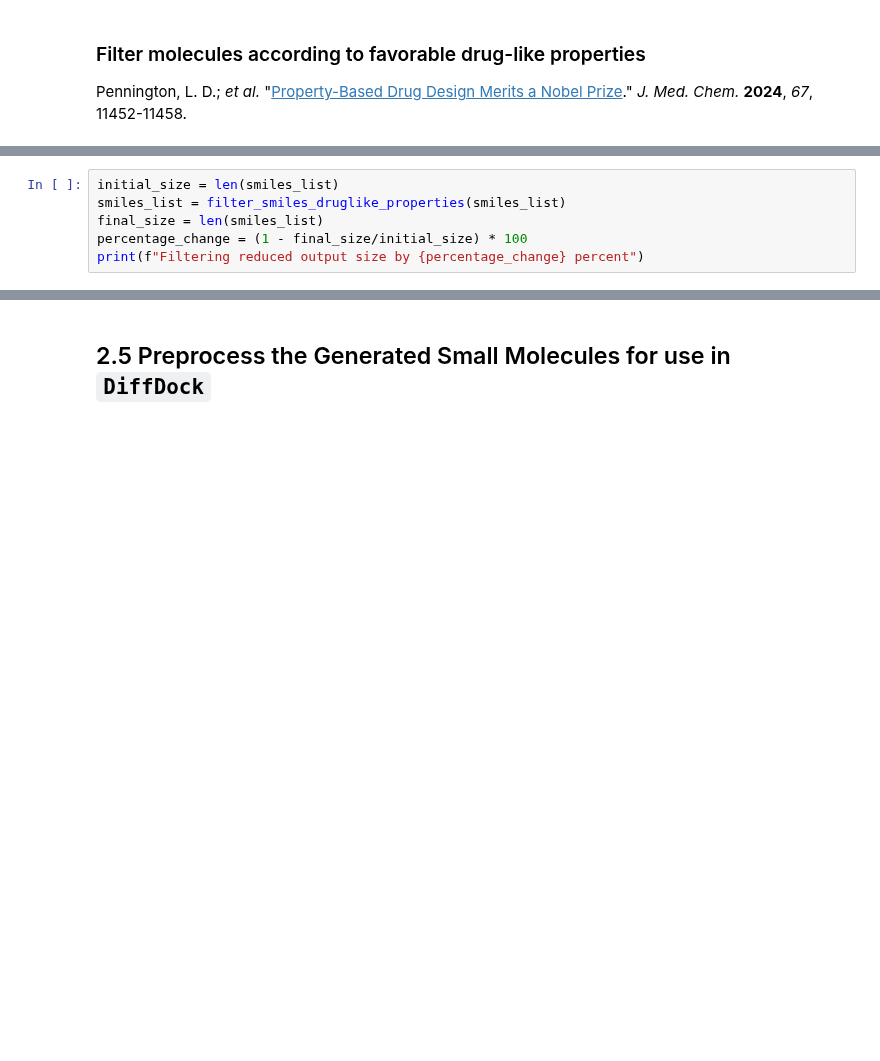
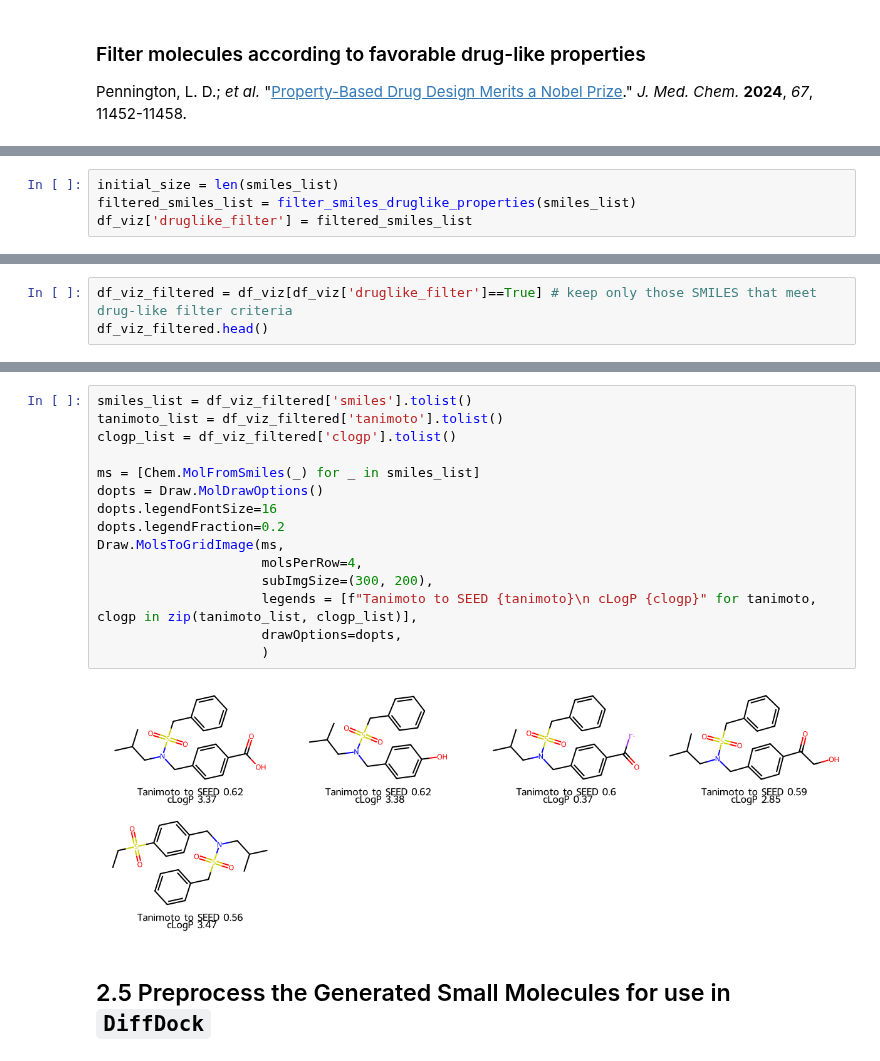
Before and after one commit to bf-nv/bionemo_tutorials, a Jupyter notebook: Step_2_GenMol_Controlled_SM_Generation_4WQP.ipynb, the cells around one changed output, grey strips where cells are left out. Saved outputs shown, nothing was run; the diff lists cells and outputs as text; blank space fills up the shorter version.

```diff
--- a/Step_2_GenMol_Controlled_SM_Generation_4WQP.ipynb
+++ b/Step_2_GenMol_Controlled_SM_Generation_4WQP.ipynb
@@ -340,6 +343,4 @@ def filter_smiles_druglike_properties(smiles_list):
 # %%
 initial_size = len(smiles_list)
-smiles_list = filter_smiles_druglike_properties(smiles_list)
-final_size = len(smiles_list)
-percentage_change = (1 - final_size/initial_size) * 100
-print(f"Filtering reduced output size by {percentage_change} percent")
+filtered_smiles_list = filter_smiles_druglike_properties(smiles_list)
+df_viz['druglike_filter'] = filtered_smiles_list
@@ -347,0 +347,3 @@ Filtering reduced output size by 0.75 percent
+# %%
+df_viz_filtered = df_viz[df_viz['druglike_filter']==True] # keep only those SMILES that meet drug-like filter criteria
+df_viz_filtered.head()
@@ -348,3 +357,20 @@ Filtering reduced output size by 0.75 percent
+# %%
+smiles_list = df_viz_filtered['smiles'].tolist()
+tanimoto_list = df_viz_filtered['tanimoto'].tolist()
+clogp_list = df_viz_filtered['clogp'].tolist()
+
+ms = [Chem.MolFromSmiles(_) for _ in smiles_list]
+dopts = Draw.MolDrawOptions()
+dopts.legendFontSize=16
+dopts.legendFraction=0.2
+Draw.MolsToGridImage(ms,
+                     molsPerRow=4,
+                     subImgSize=(300, 200),
+                     legends = [f"Tanimoto to SEED {tanimoto}\n cLogP {clogp}" for tanimoto, clogp in zip(tanimoto_list, clogp_list)],
+                     drawOptions=dopts,
+                     )
+# %% [output]
+[figure, added]
 # %% [markdown]
 ## 2.5 Preprocess the Generated Small Molecules for use in `DiffDock`
 # %%
```
Also changed, not shown: parts of 3 cells of this notebook.
